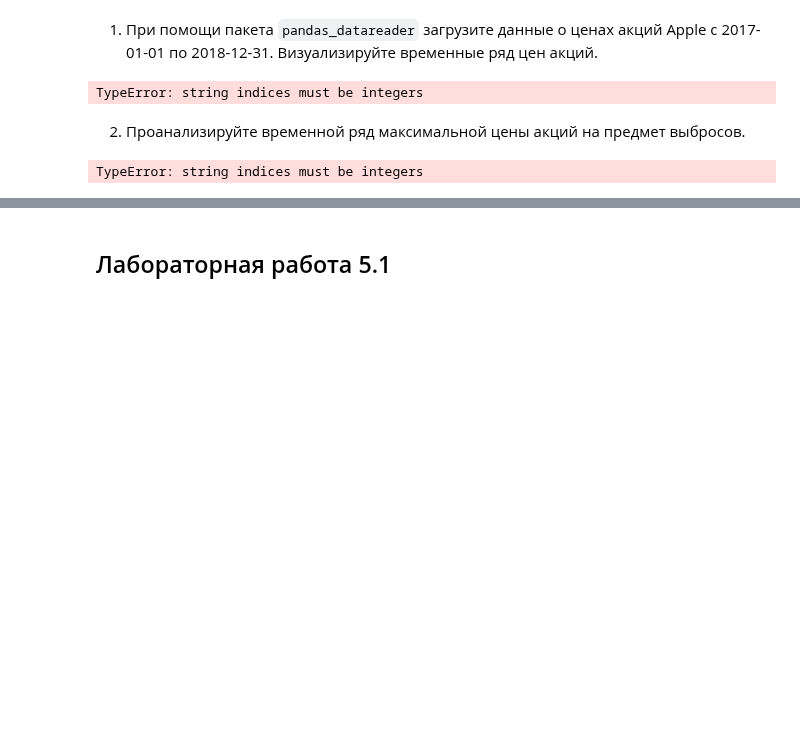
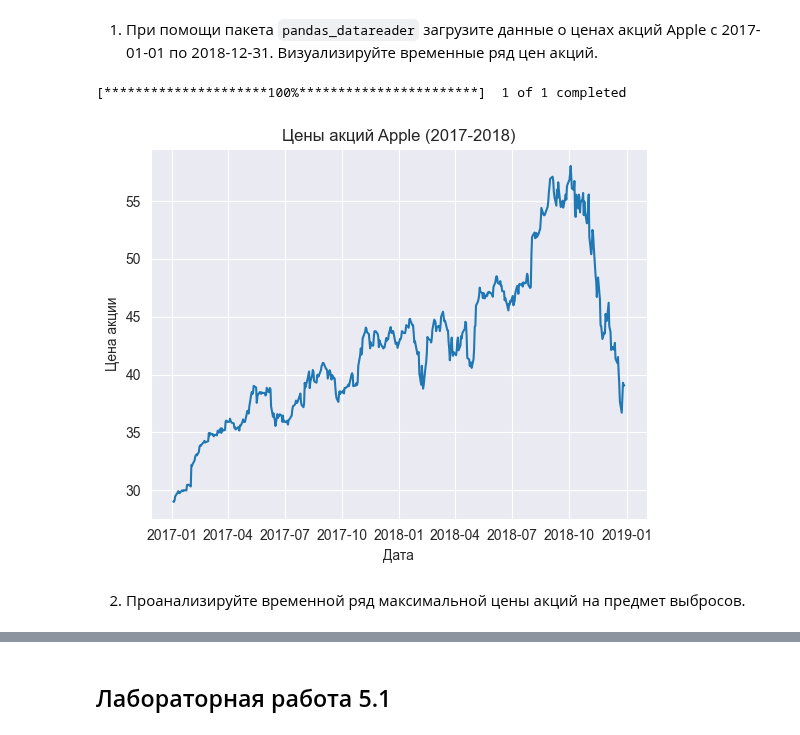
Before and after one commit to master-of-the-dungeon/ITiABD-PM22-7-Nikolay-Sedov, a Jupyter notebook: tobd/laba 5/05_visualization.ipynb, the cells around one changed output, grey strips where cells are left out. Saved outputs shown, nothing was run; the diff lists cells and outputs as text; code cells hidden in the pictures; blank space fills up the shorter version.

```diff
--- a/tobd/laba 5/05_visualization.ipynb
+++ b/tobd/laba 5/05_visualization.ipynb
@@ -24,37 +24,22 @@ import seaborn as sns
 # %% [markdown]
 1. При помощи пакета `pandas_datareader` загрузите данные о ценах акций Apple с 2017-01-01 по 2018-12-31. Визуализируйте временные ряд цен акций.
 # %%
-from pandas_datareader import data as pdr
+import yfinance as yf
 import matplotlib.pyplot as plt
-import yfinance as yf
-yf.pdr_override()
+
 # Загрузка данных о ценах акций Apple
 start_date = '2017-01-01'
 end_date = '2018-12-31'
-df = pdr.DataReader('AAPL', 'yahoo', start_date, end_date)
+df = yf.download('AAPL', start=start_date, end=end_date)
 
 # Визуализация временного ряда
 plt.plot(df.index, df['Close'])
 plt.xlabel('Дата')
 plt.ylabel('Цена акции')
 plt.title('Цены акций Apple (2017-2018)')
 plt.show()
 # %% [output]
-TypeError: string indices must be integers
+[*********************100%***********************]  1 of 1 completed
+[figure, added]
 # %% [markdown]
 2. Проанализируйте временной ряд максимальной цены акций на предмет выбросов.
-# %%
-import pandas_datareader.data as web
-import matplotlib.pyplot as plt
-
-# Загрузка данных о максимальной цене акций Apple
-start_date = '2017-01-01'
-end_date = '2018-12-31'
-apple_prices = web.DataReader('AAPL', 'yahoo', start_date, end_date)['High']
-
-# Построение графика "ящик с усами"
-plt.boxplot(apple_prices)
-plt.title('Box plot максимальной цены акций Apple')
-plt.show()
-# %% [output]
-TypeError: string indices must be integers
```
Also changed, not shown: parts of 9 cells of this notebook, 1 other file.
